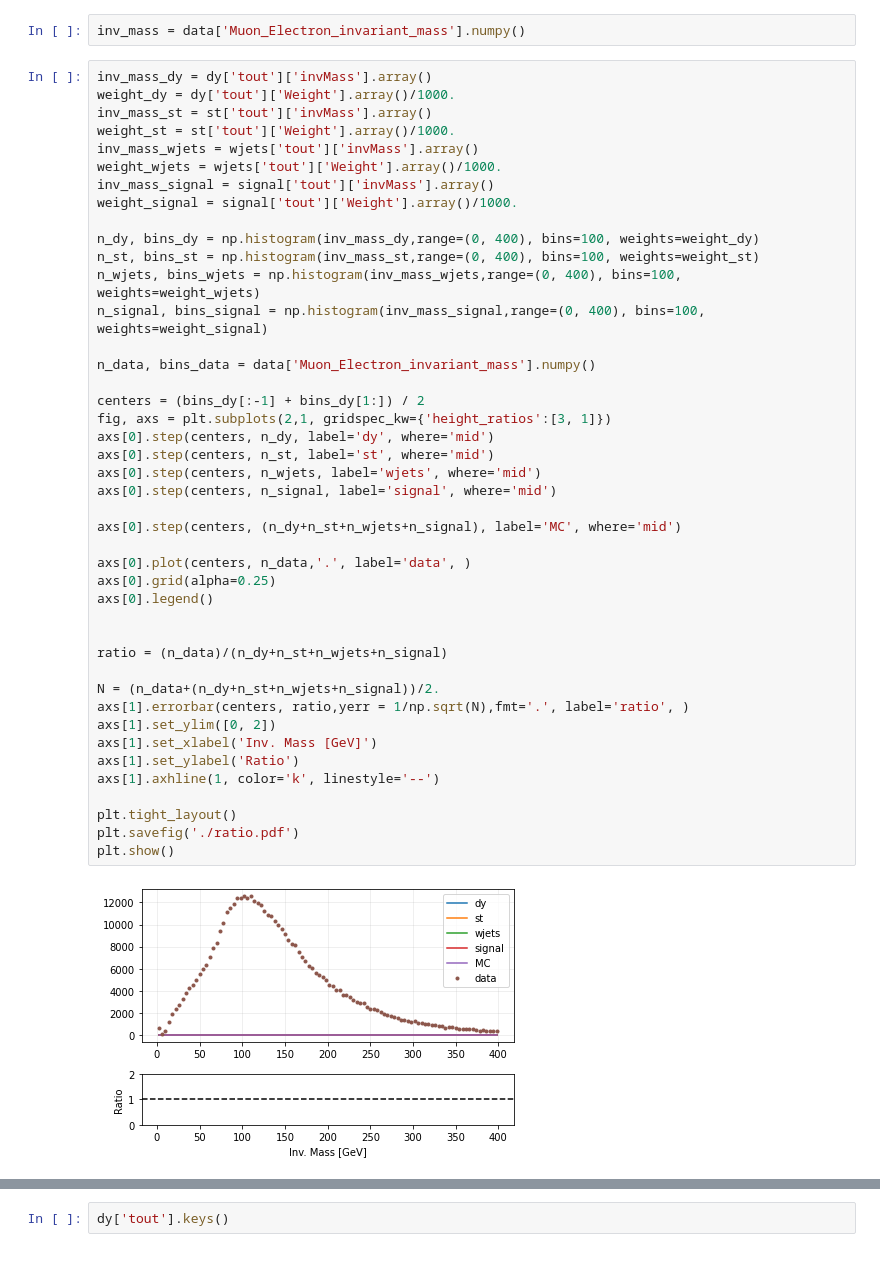
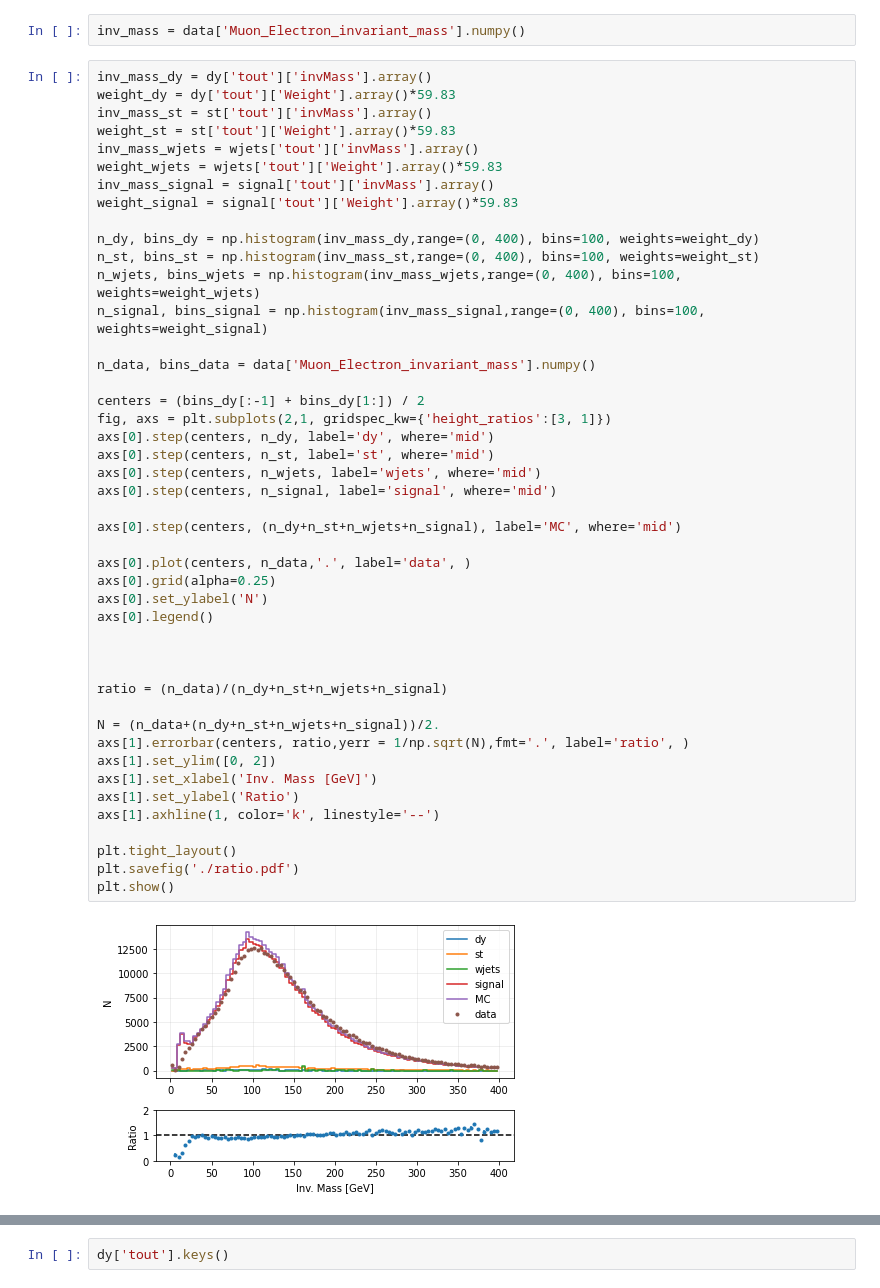
Before and after one commit to GiacomoDaMolin/TTbar, a Jupyter notebook: MC_Data_comparison.ipynb, the cells around one changed output, grey strips where cells are left out. Saved outputs shown, nothing was run; the diff lists cells and outputs as text.

```diff
--- a/MC_Data_comparison.ipynb
+++ b/MC_Data_comparison.ipynb
@@ -68,13 +68,13 @@ print(sum(n_data))
 inv_mass = data['Muon_Electron_invariant_mass'].numpy()
 # %%
 inv_mass_dy = dy['tout']['invMass'].array()
-weight_dy = dy['tout']['Weight'].array()/1000.
+weight_dy = dy['tout']['Weight'].array()*59.83
 inv_mass_st = st['tout']['invMass'].array()
-weight_st = st['tout']['Weight'].array()/1000.
+weight_st = st['tout']['Weight'].array()*59.83
 inv_mass_wjets = wjets['tout']['invMass'].array()
-weight_wjets = wjets['tout']['Weight'].array()/1000.
+weight_wjets = wjets['tout']['Weight'].array()*59.83
 inv_mass_signal = signal['tout']['invMass'].array()
-weight_signal = signal['tout']['Weight'].array()/1000.
+weight_signal = signal['tout']['Weight'].array()*59.83
 
 n_dy, bins_dy = np.histogram(inv_mass_dy,range=(0, 400), bins=100, weights=weight_dy)
 n_st, bins_st = np.histogram(inv_mass_st,range=(0, 400), bins=100, weights=weight_st)
@@ -83,31 +83,33 @@ n_signal, bins_signal = np.histogram(inv_mass_signal,range=(0, 400), bins=100, w
 
 n_data, bins_data = data['Muon_Electron_invariant_mass'].numpy()
 
 centers = (bins_dy[:-1] + bins_dy[1:]) / 2
 fig, axs = plt.subplots(2,1, gridspec_kw={'height_ratios':[3, 1]})
 axs[0].step(centers, n_dy, label='dy', where='mid')
 axs[0].step(centers, n_st, label='st', where='mid')
 axs[0].step(centers, n_wjets, label='wjets', where='mid')
 axs[0].step(centers, n_signal, label='signal', where='mid')
 
 axs[0].step(centers, (n_dy+n_st+n_wjets+n_signal), label='MC', where='mid')
 
 axs[0].plot(centers, n_data,'.', label='data', )
 axs[0].grid(alpha=0.25)
+axs[0].set_ylabel('N')
 axs[0].legend()
+
 
 
 ratio = (n_data)/(n_dy+n_st+n_wjets+n_signal)
 
 N = (n_data+(n_dy+n_st+n_wjets+n_signal))/2.
 axs[1].errorbar(centers, ratio,yerr = 1/np.sqrt(N),fmt='.', label='ratio', )
 axs[1].set_ylim([0, 2])
 axs[1].set_xlabel('Inv. Mass [GeV]')
 axs[1].set_ylabel('Ratio')
 axs[1].axhline(1, color='k', linestyle='--')
 
 plt.tight_layout()
 plt.savefig('./ratio.pdf')
 plt.show()
 # %% [output]
-[figure, old version]
+[figure, new version]
```
Also changed, not shown: parts of 9 cells of this notebook.
